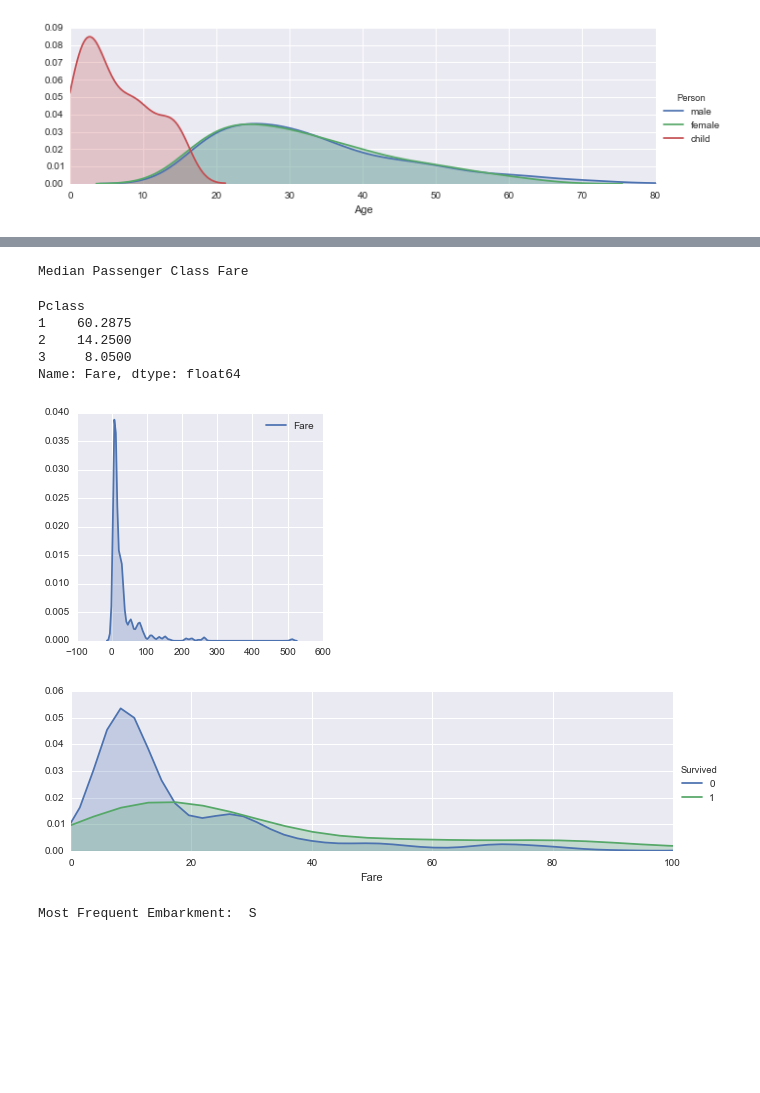
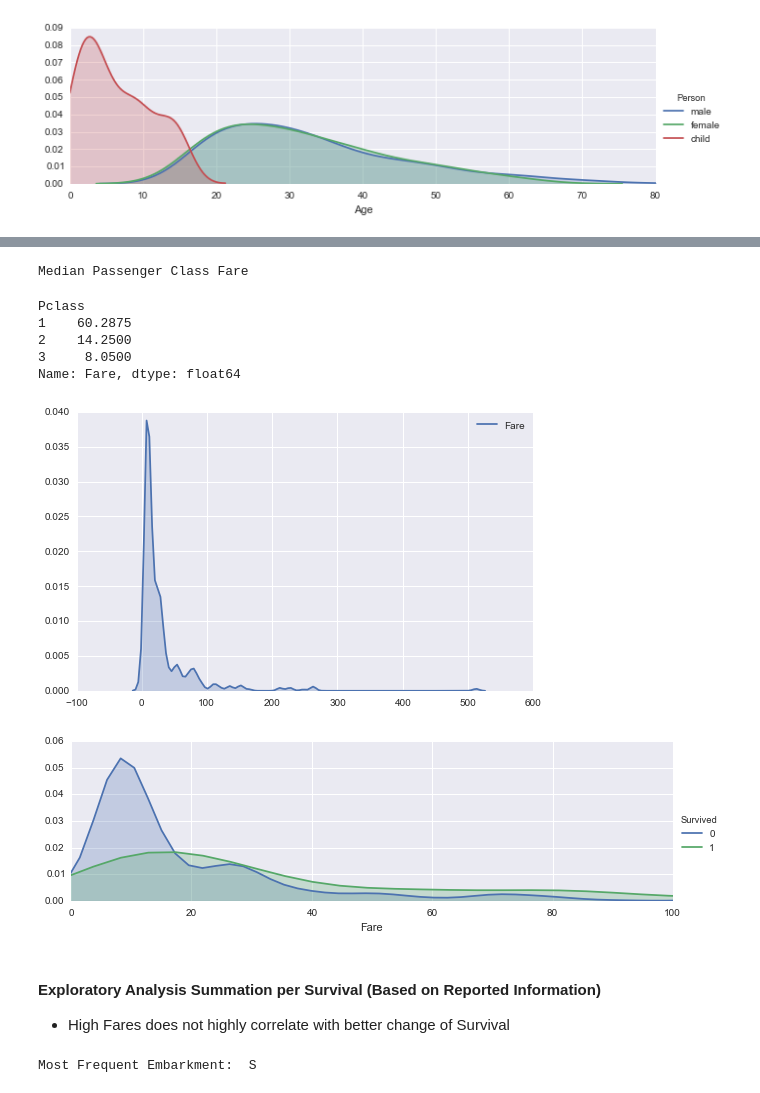
Before and after one commit to akamlani/datascience, a Jupyter notebook: projects/kaggle/titanic/titanic.ipynb, the cells around one changed output, grey strips where cells are left out. Saved outputs shown, nothing was run; the diff lists cells and outputs as text; code cells hidden in the pictures; blank space fills up the shorter version.

Commit message:
add description exploratory analysis

```diff
--- a/projects/kaggle/titanic/titanic.ipynb
+++ b/projects/kaggle/titanic/titanic.ipynb
@@ -248,26 +255,29 @@ Occurences of Multiple Deck Distribution
 # %%
 # Fare - explore/visualize
-gs3  = gs.GridSpec(1,2)
-fig = plt.figure(figsize=(15,9))
-ax1 = fig.add_subplot(gs2[0:1,0])
+gs4  = gs.GridSpec(1,2)
+fig = plt.figure(figsize=(18,5))
+ax1 = fig.add_subplot(gs4[0:1,0])
 sns.kdeplot(df_train.Fare, shade=True, ax=ax1)
 
 f1 = sns.FacetGrid(df_train, hue='Survived', hue_order=[0,1], aspect=3)
 f1.map(sns.kdeplot, 'Fare', shade=True)
 f1.set(xlim=(df_train['Fare'].min(), 100 ))
 f1.add_legend()
 
 print "Median Passenger Class Fare"
 df_train.pivot_table('Fare', columns = 'Pclass', aggfunc = 'median')
 # %% [output]
 Median Passenger Class Fare
 Pclass
 1    60.2875
 2    14.2500
 3     8.0500
 Name: Fare, dtype: float64
-[figure, old version]
+[figure, new version]
 [figure]
+# %% [markdown]
+#### Exploratory Analysis Summation per Survival (Based on Reported Information)
+* High Fares does not highly correlate with better change of Survival
 # %%
 # per Titantic Encyclopedia (http://www.encyclopedia-titanica.org/titanic-survivor/amelia-icard.html)
 # mark as 'S', this just so happens to align with the 'mode' of embarked
```
Also changed, not shown: parts of 8 cells of this notebook, 2 other files.
